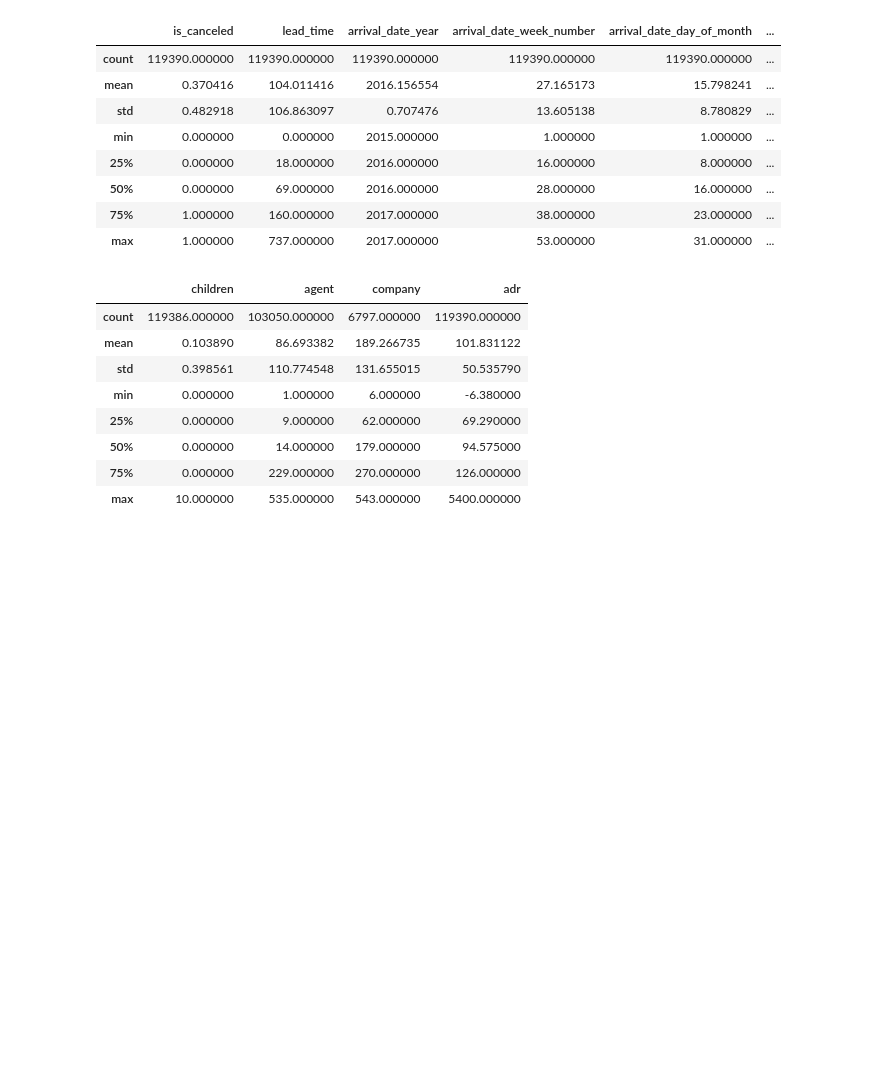
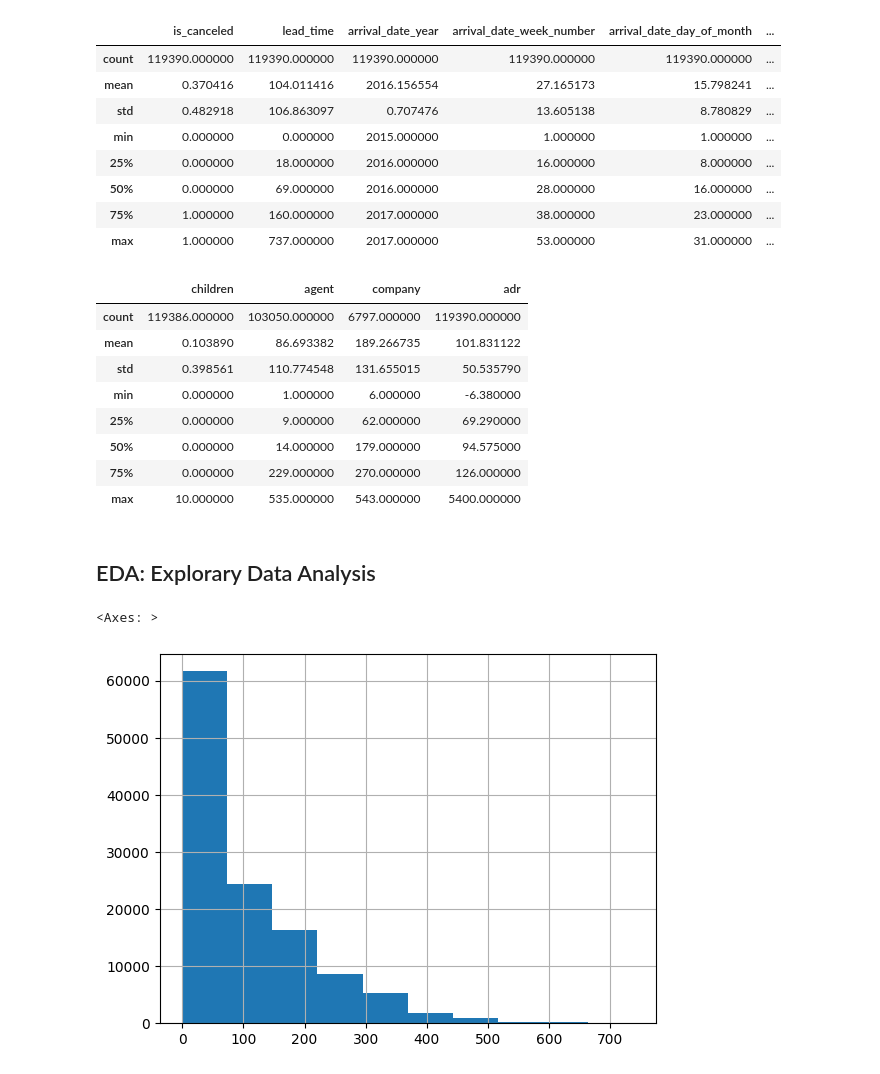
Before and after one commit to abdala9512/dsrp-azure-data-scientist-course, a Jupyter notebook: notebooks/preparacion_datos1.ipynb, the cells around one changed output. Drawn from its saved outputs; the diff is of its cells as text; code cells hidden in the pictures; blank space fills up the shorter version.

```diff
--- a/notebooks/preparacion_datos1.ipynb
+++ b/notebooks/preparacion_datos1.ipynb
@@ -119,3 +148,10 @@ dataframe_reservas_hotel_raw.describe(include="float64")
 | 50% | 0.000000 | 14.000000 | 179.000000 | 94.575000 |
 | 75% | 0.000000 | 229.000000 | 270.000000 | 126.000000 |
 | max | 10.000000 | 535.000000 | 543.000000 | 5400.000000 |
+# %% [markdown]
+## EDA: Explorary Data Analysis
+# %%
+dataframe_reservas_hotel_raw["lead_time"].hist()
+# %% [output]
+<Axes: >
+[figure, added]
```
Also changed, not shown: parts of 6 cells of this notebook, 3 other files.
